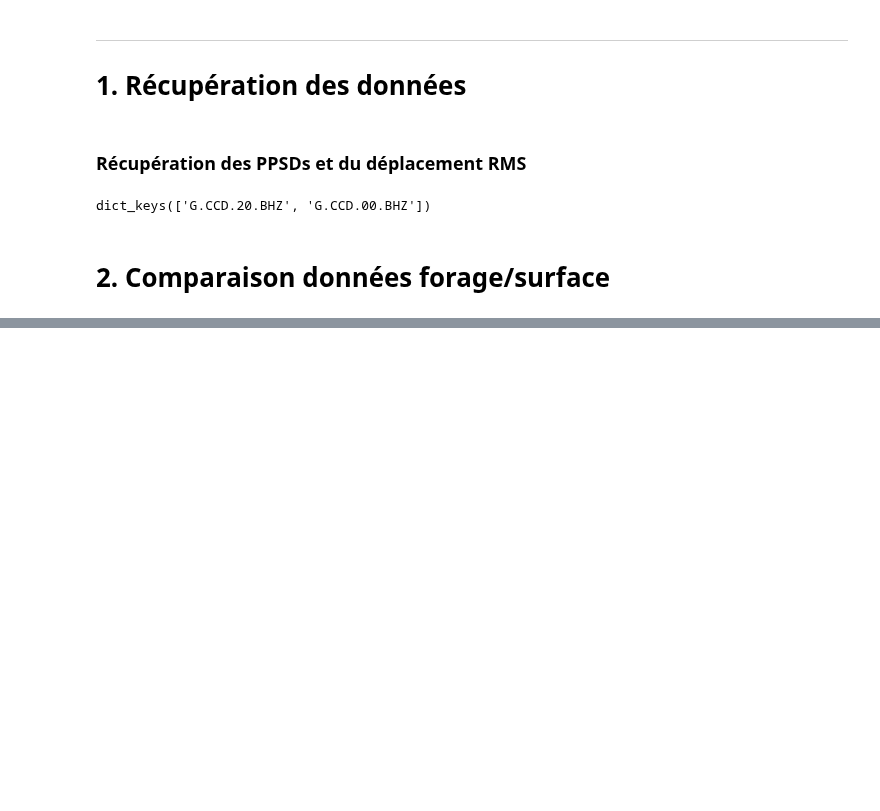
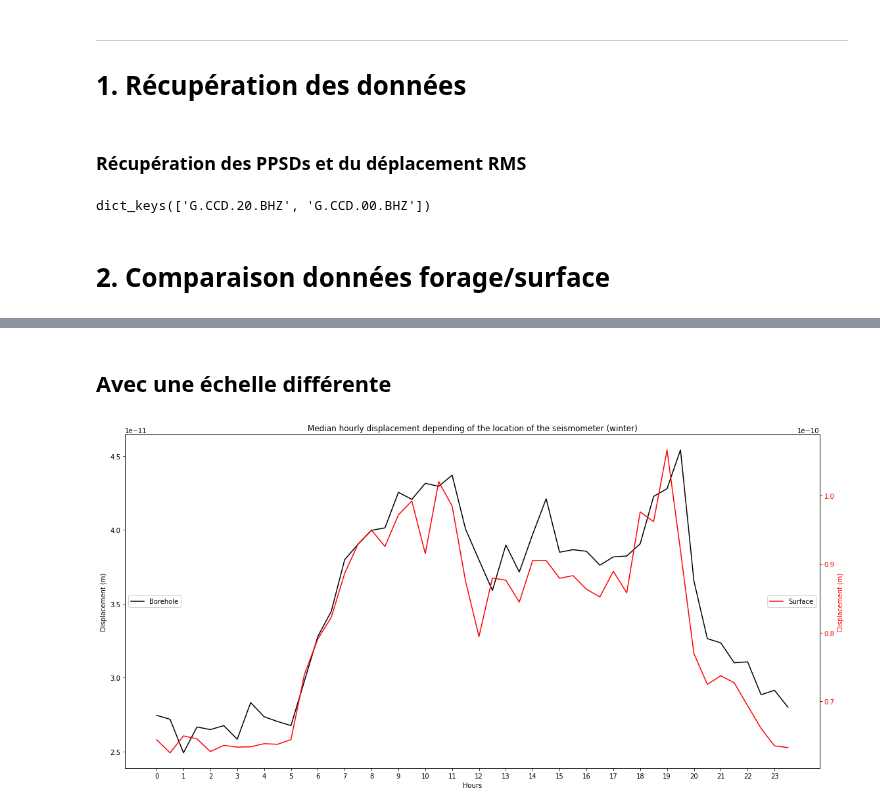
Before and after one commit to FlavienMattern/seismic-noise, a Jupyter notebook: ant_comp_forage.ipynb, the cells around one changed output, grey strips where cells are left out. Cells and saved outputs as stored; diff of their text form; code cells hidden in the pictures; blank space fills up the shorter version.

Commit message:
forage ant

```diff
--- a/ant_comp_forage.ipynb
+++ b/ant_comp_forage.ipynb
@@ -106,0 +112,62 @@ plt.show()
+# %% [markdown]
+## Avec une échelle différente
+# %%
+
+
+
+### Paramètres à changer
+freq = "2.0-8.0"
+periods = [[UTCDateTime("2021-04-01"),UTCDateTime("2021-09-01")]]
+###
+
+#Station en forage
+st_name = "G.CCD.20.BHZ"
+name = "{}{}_{}".format(st_name, periods[0][0].strftime('%Y-%m-%d'), periods[0][1].strftime('%Y-%m-%d'))
+noise = dRMS[st_name][freq]
+t, h, noise_matrix = hourly_var(noise, periods)
+median1 = np.nanmedian(noise_matrix, axis=1)
+new_median1 = median1.tolist()[indice:] + median1.tolist()[0:indice]
+
+
+#Station à la surface
+st_name = "G.CCD.00.BHZ"
+name = "{}{}_{}".format(st_name, periods[0][0].strftime('%Y-%m-%d'), periods[0][1].strftime('%Y-%m-%d'))
+noise = dRMS[st_name][freq]
+t, h, noise_matrix = hourly_var(noise, periods)
+median2 = np.nanmedian(noise_matrix, axis=1)
+new_median2 = median2.tolist()[indice:] + median2.tolist()[0:indice]
+
+
+#PLot du graphique
+plt.rcParams['figure.figsize'] = 16, 8
+fig, ax1 = plt.subplots()
+ax1.plot(h,new_median1, 'k-',label='Borehole')
+#ax1.plot(test,test2,color='r', linewidth=2.5,label='Lunch break')
+plt.legend(loc=6)
+ax1.set_ylabel('Displacement (m)',color='k')
+ax2 = ax1.twinx()
+ax2.plot(h,new_median2, 'r-',label='Surface')
+ax2.set_ylabel('Displacement (m)',color='r',)
+plt.legend(loc=7)
+
+
+for tl in ax1.get_yticklabels():
+    tl.set_color('k')
+for t2 in ax2.get_yticklabels():
+    t2.set_color('r')
+
+
+
+
+title=str('Median hourly displacement depending of the location of the seismometer (winter)')
+plt.title(title)
+ax1.set_xlabel('Hours')
+plt.xticks(np.arange(0, 24, 1), np.arange(0, 24, 1))
+
+
+
+plt.tight_layout()
+plt.savefig('C:/Users/Arnaud/Desktop/Travail/seismic-noise/RESULTS/ant_deep_var/comp_winter_2021.png')
+plt.show()
+# %% [output]
+[figure, added]
```
Also changed, not shown: parts of 3 cells of this notebook.
